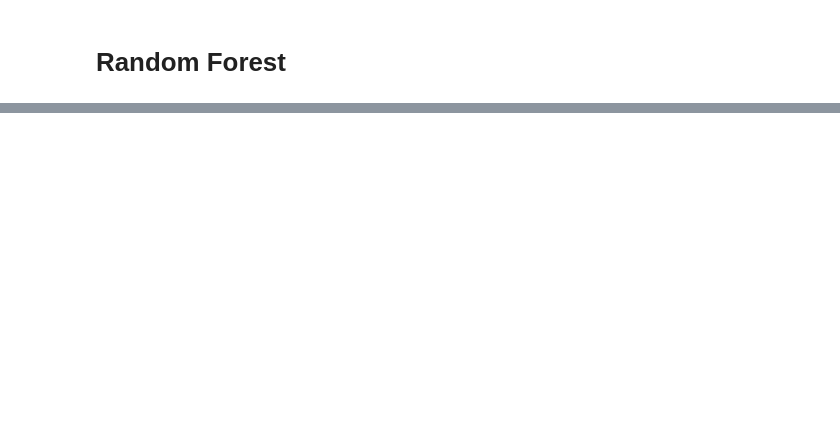
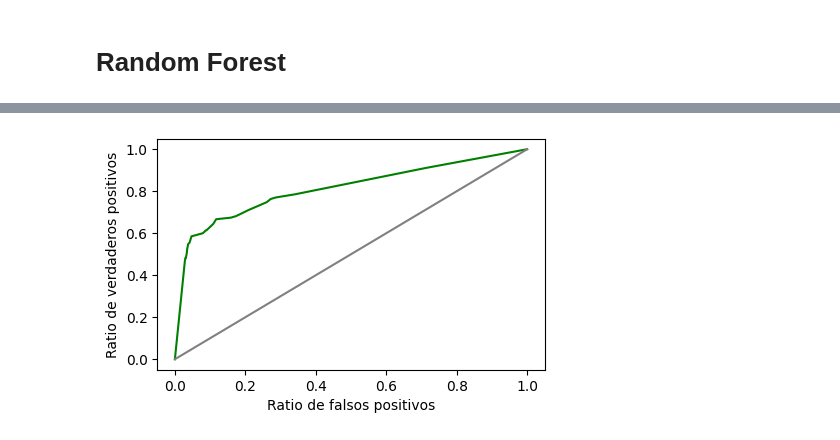
Before and after one commit to ngcarvajall/Proyecto8---Predicci-n-de-Retenci-n-de-Empleados, a Jupyter notebook: Metricas/metricas.ipynb, the cells around one changed output, grey strips where cells are left out. Saved outputs shown, nothing was run; the diff lists cells and outputs as text; code cells hidden in the pictures; blank space fills up the shorter version.

```diff
--- a/Metricas/metricas.ipynb
+++ b/Metricas/metricas.ipynb
@@ -139,0 +177,4 @@ array([9.40000000e-01, 2.67673301e-04, 1.75985222e-02, ...,
+# %%
+logistica.graficar_roc('tree')
+# %% [output]
+[figure, added]
```
Also changed, not shown: parts of 19 cells of this notebook, 1 other file.
